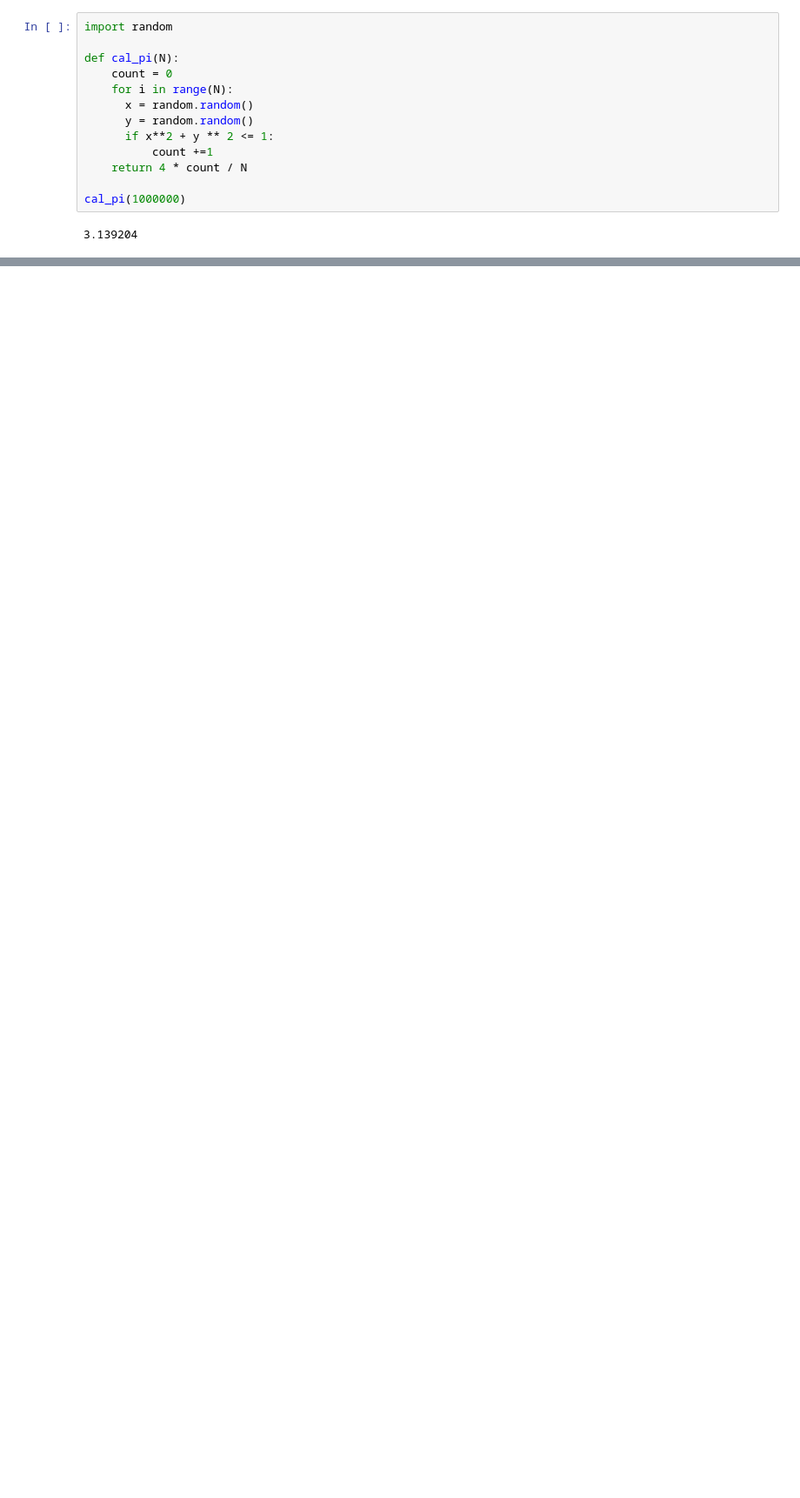
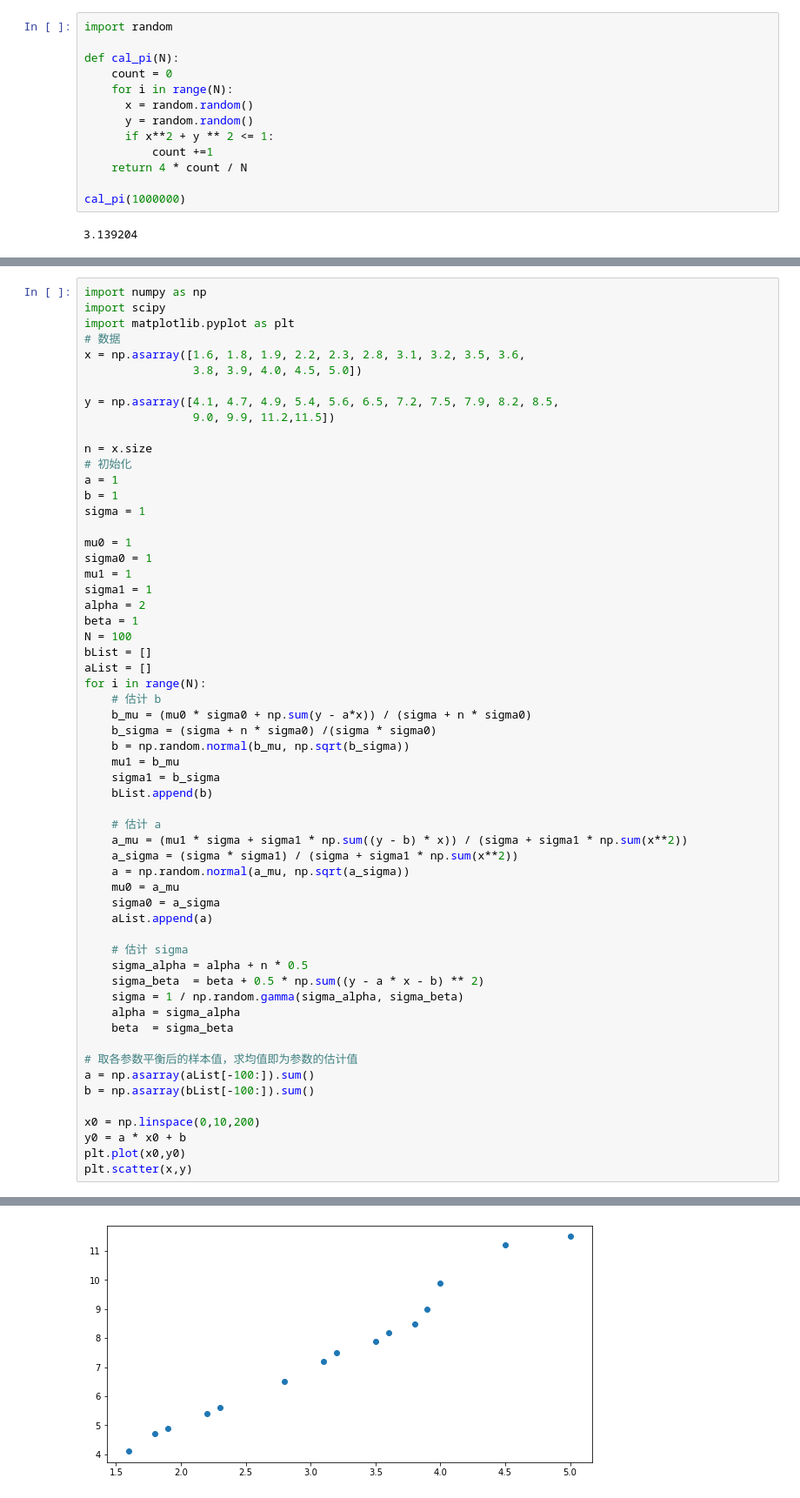
Before and after one commit to Pludaggerto/LearnAndTest, a Jupyter notebook: code/demoMCMC.ipynb, the cells around one changed output, grey strips where cells are left out. Shown at 87% size. Saved outputs shown, nothing was run; the diff lists cells and outputs as text; blank space fills up the shorter version.

```diff
--- a/code/demoMCMC.ipynb
+++ b/code/demoMCMC.ipynb
@@ -289,0 +338,59 @@ solve_int(f, 0, 5, 100000)
+# %%
+import numpy as np
+import scipy
+import matplotlib.pyplot as plt
+# 数据
+x = np.asarray([1.6, 1.8, 1.9, 2.2, 2.3, 2.8, 3.1, 3.2, 3.5, 3.6,
+                3.8, 3.9, 4.0, 4.5, 5.0])
+
+y = np.asarray([4.1, 4.7, 4.9, 5.4, 5.6, 6.5, 7.2, 7.5, 7.9, 8.2, 8.5,
+                9.0, 9.9, 11.2,11.5])
+
+n = x.size
+# 初始化
+a = 1
+b = 1
+sigma = 1
+
+mu0 = 1
+sigma0 = 1
+mu1 = 1
+sigma1 = 1
+alpha = 2
+beta = 1
+N = 100
+bList = []
+aList = []
+for i in range(N):
+    # 估计 b
+    b_mu = (mu0 * sigma0 + np.sum(y - a*x)) / (sigma + n * sigma0)
+    b_sigma = (sigma + n * sigma0) /(sigma * sigma0)
+    b = np.random.normal(b_mu, np.sqrt(b_sigma))
+    mu1 = b_mu
+    sigma1 = b_sigma
+    bList.append(b)
+
+    # 估计 a
+    a_mu = (mu1 * sigma + sigma1 * np.sum((y - b) * x)) / (sigma + sigma1 * np.sum(x**2))
+    a_sigma = (sigma * sigma1) / (sigma + sigma1 * np.sum(x**2))
+    a = np.random.normal(a_mu, np.sqrt(a_sigma))
+    mu0 = a_mu
+    sigma0 = a_sigma
+    aList.append(a)
+
+    # 估计 sigma
+    sigma_alpha = alpha + n * 0.5
+    sigma_beta  = beta + 0.5 * np.sum((y - a * x - b) ** 2)
+    sigma = 1 / np.random.gamma(sigma_alpha, sigma_beta)
+    alpha = sigma_alpha
+    beta  = sigma_beta
+
+# 取各参数平衡后的样本值，求均值即为参数的估计值
+a = np.asarray(aList[-100:]).sum()
+b = np.asarray(bList[-100:]).sum()
+
+x0 = np.linspace(0,10,200)
+y0 = a * x0 + b
+plt.plot(x0,y0)
+plt.scatter(x,y)
+# %% [output]
@@ -289,0 +398 @@ solve_int(f, 0, 5, 100000)
+[figure, added]
```
Also changed, not shown: parts of 11 cells of this notebook.
